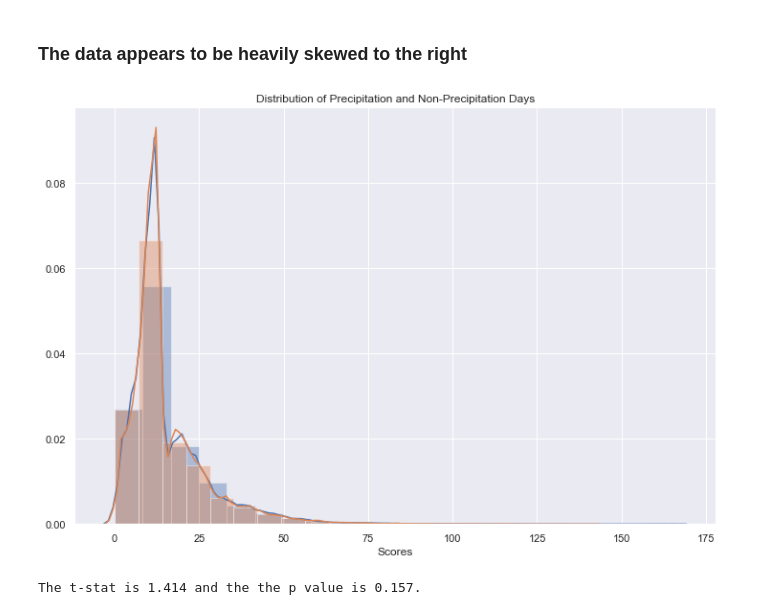
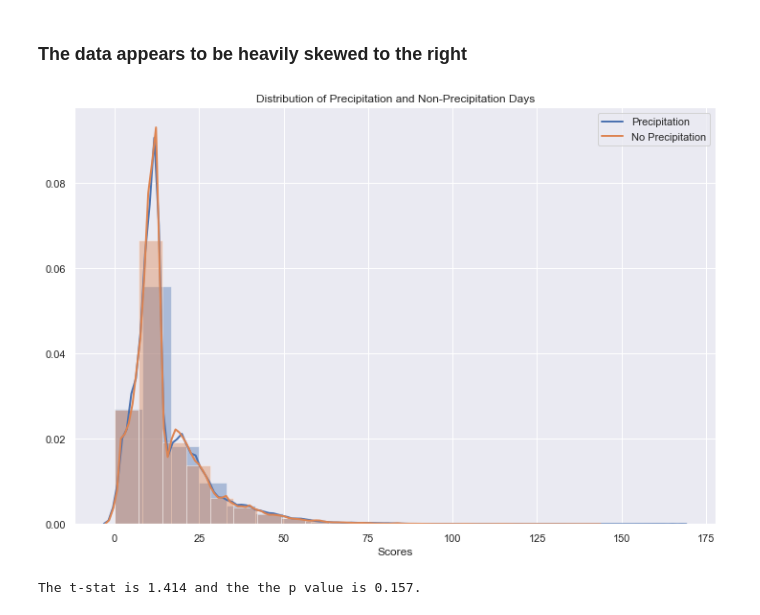
Before and after one commit to robblatt/Restaurant-Hypothesis-Testing, a Jupyter notebook: weather_day_of_week.ipynb, the cells around one changed output. Drawn from its saved outputs; the diff is of its cells as text; code cells hidden in the pictures.

```diff
--- a/weather_day_of_week.ipynb
+++ b/weather_day_of_week.ipynb
@@ -49,12 +49,13 @@ With a standard deviation of  11.66
 # %%
 sns.set(color_codes=True)
 plt.figure(figsize=(12, 8))
-sns.distplot(precip, bins=20) #blue line
-sns.distplot(no_precip, bins=20); #orange line
+sns.distplot(precip, bins=20, kde_kws={"lw": 2, "label": "Precipitation"}) #blue line
+sns.distplot(no_precip, bins=20, kde_kws={"lw": 2, "label": "No Precipitation"}); #orange line
+#plt.legend()
 plt.xlabel('Scores')
 plt.title('Distribution of Precipitation and Non-Precipitation Days');
 # %% [output]
-[figure, old version]
+[figure, new version]
 # %%
 t_stat_weather, p_value_weather = stats.ttest_ind(precip, no_precip, equal_var=False)
 print("The t-stat is {} and the the p value is {}.".format(round(t_stat_weather, 3), round(p_value_weather, 3)))
```
Also changed, not shown: 1 other file.
